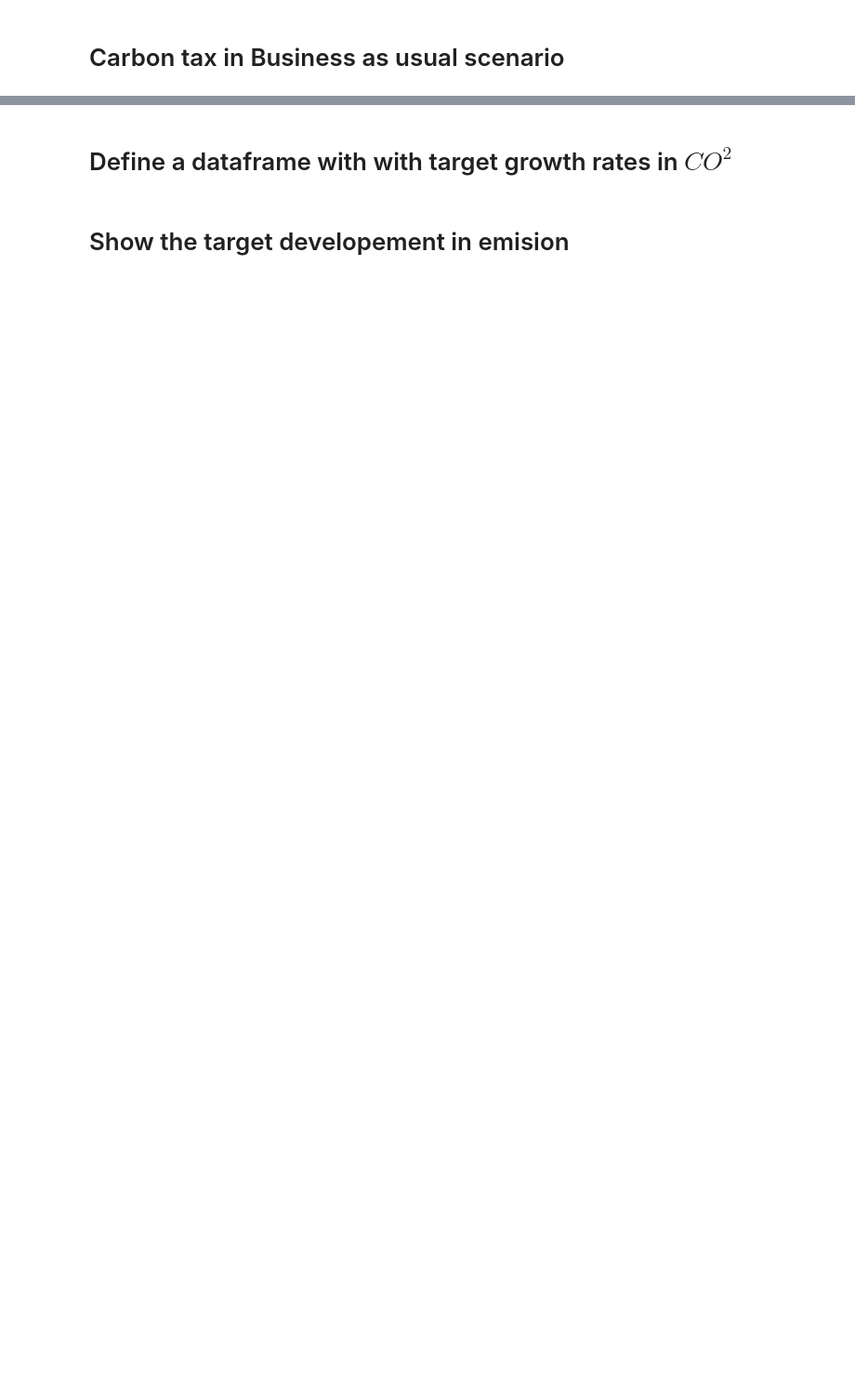
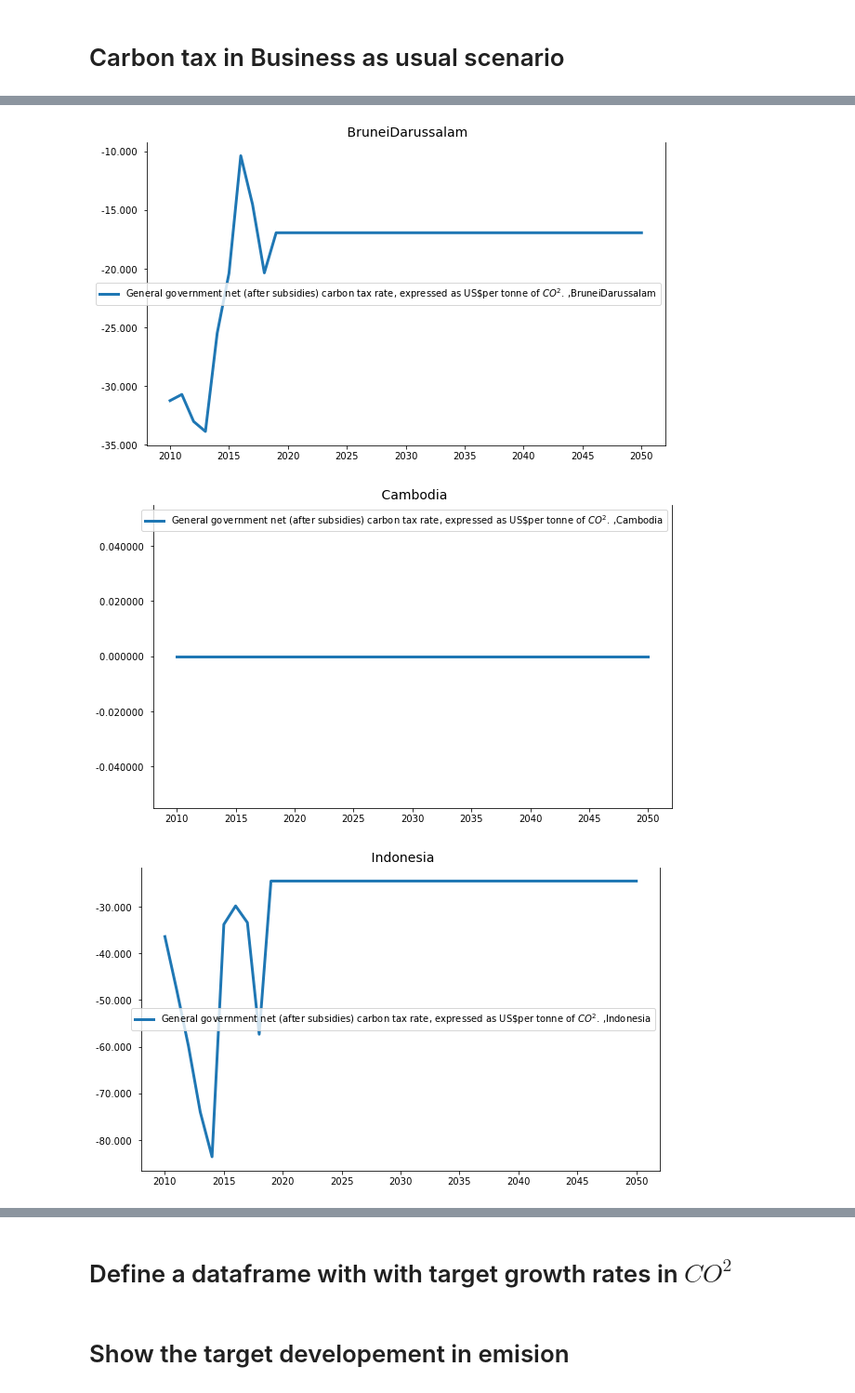
Before and after one commit to IbHansen/UNESCAP-Asia, a Jupyter notebook: Asia/Set relative carbon emission targets .ipynb, the cells around one changed output, grey strips where cells are left out. Shown at 93% size. Drawn from its saved outputs; the diff is of its cells as text; code cells hidden in the pictures; blank space fills up the shorter version.

```diff
--- a/Asia/Set relative carbon emission targets .ipynb
+++ b/Asia/Set relative carbon emission targets .ipynb
@@ -67,0 +74,8 @@ model.plot_basis('instruments',df = masia.basedf.loc[2010:,[i[0][:-2] for i in i
+# %%
+for i in instruments:
+    tax = [i[0][:-2]]
+    model.plot_basis(masia.get_a_country(tax[0]),df = masia.basedf.loc[2010:,tax].rename(columns=masia.var_description),legend=1);
+# %% [output]
+[figure, added]
+[figure, added]
+[figure, added]
```
Also changed, not shown: parts of 18 cells of this notebook, 4 other files.
